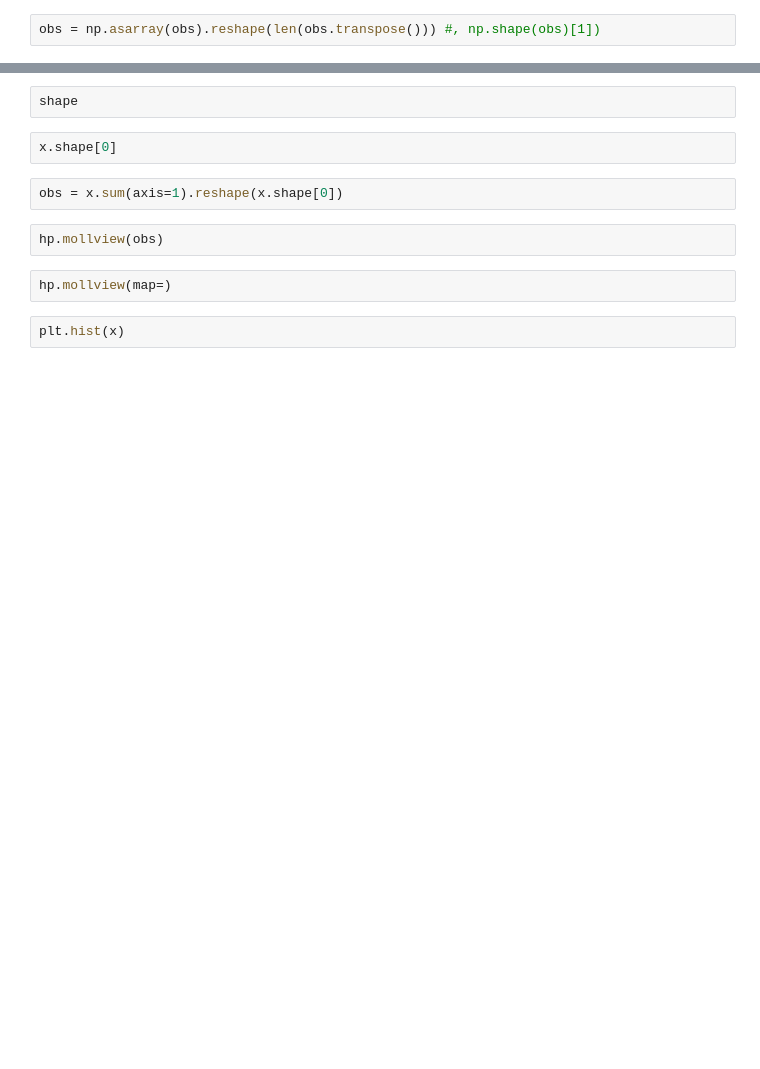
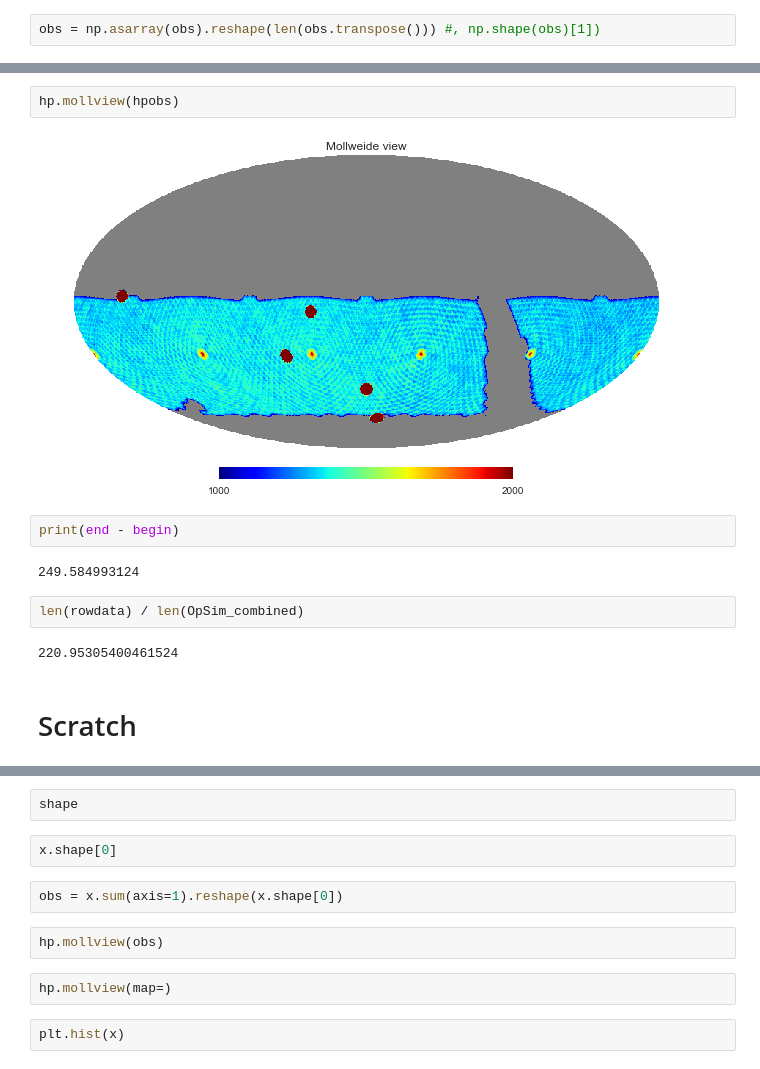
Before and after one commit to rbiswas4/scratch, a Jupyter notebook: tilingsandtrees/tilings_sparsematrix.ipynb, the cells around one changed output, grey strips where cells are left out. Cells and saved outputs as stored; diff of their text form; blank space fills up the shorter version.

```diff
--- a/tilingsandtrees/tilings_sparsematrix.ipynb
+++ b/tilingsandtrees/tilings_sparsematrix.ipynb
@@ -144,0 +136,14 @@ hp.mollview(obs)
+# %%
+hp.mollview(hpobs)
+# %% [output]
+[figure, added]
+# %%
+print(end - begin)
+# %% [output]
+249.584993124
+# %%
+len(rowdata) / len(OpSim_combined)
+# %% [output]
+220.95305400461524
+# %% [markdown]
+# Scratch
```
Also changed, not shown: parts of 22 cells of this notebook.
